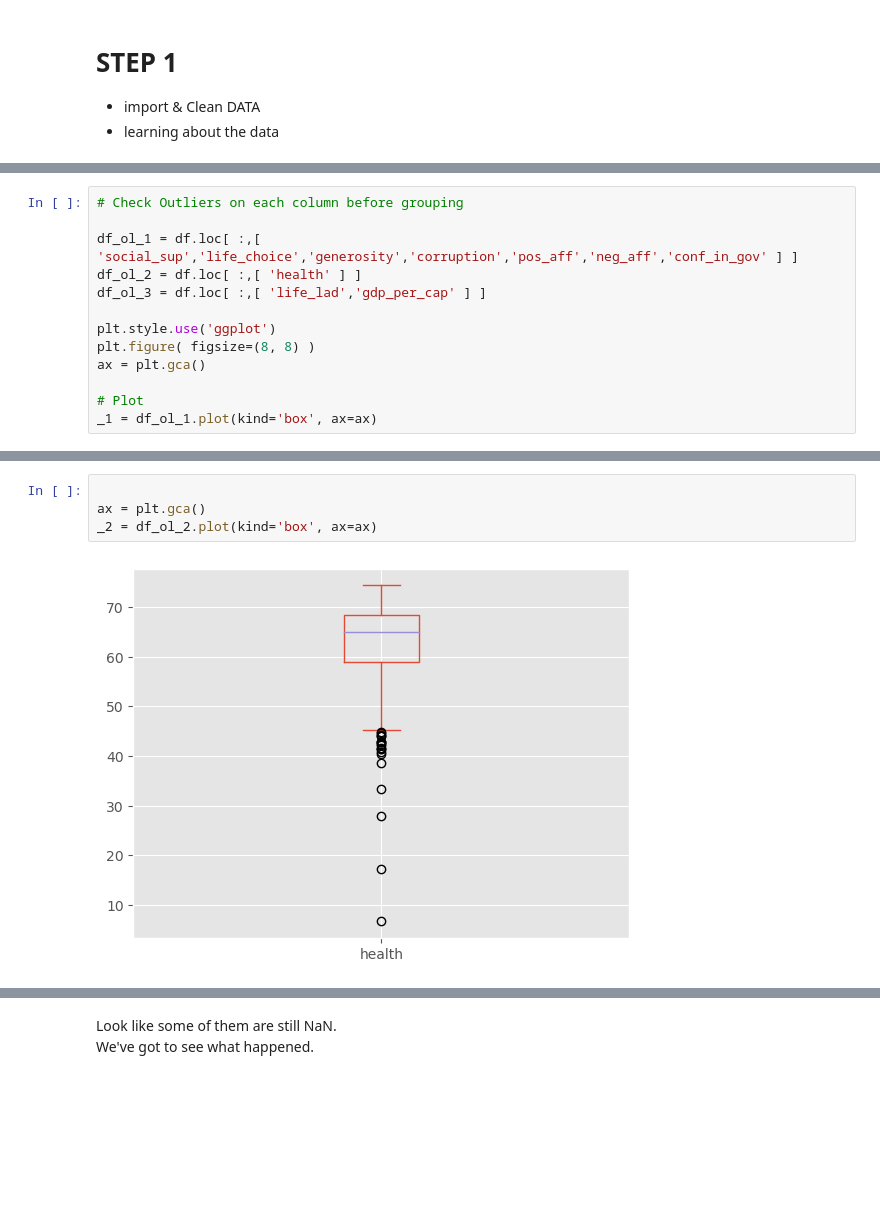
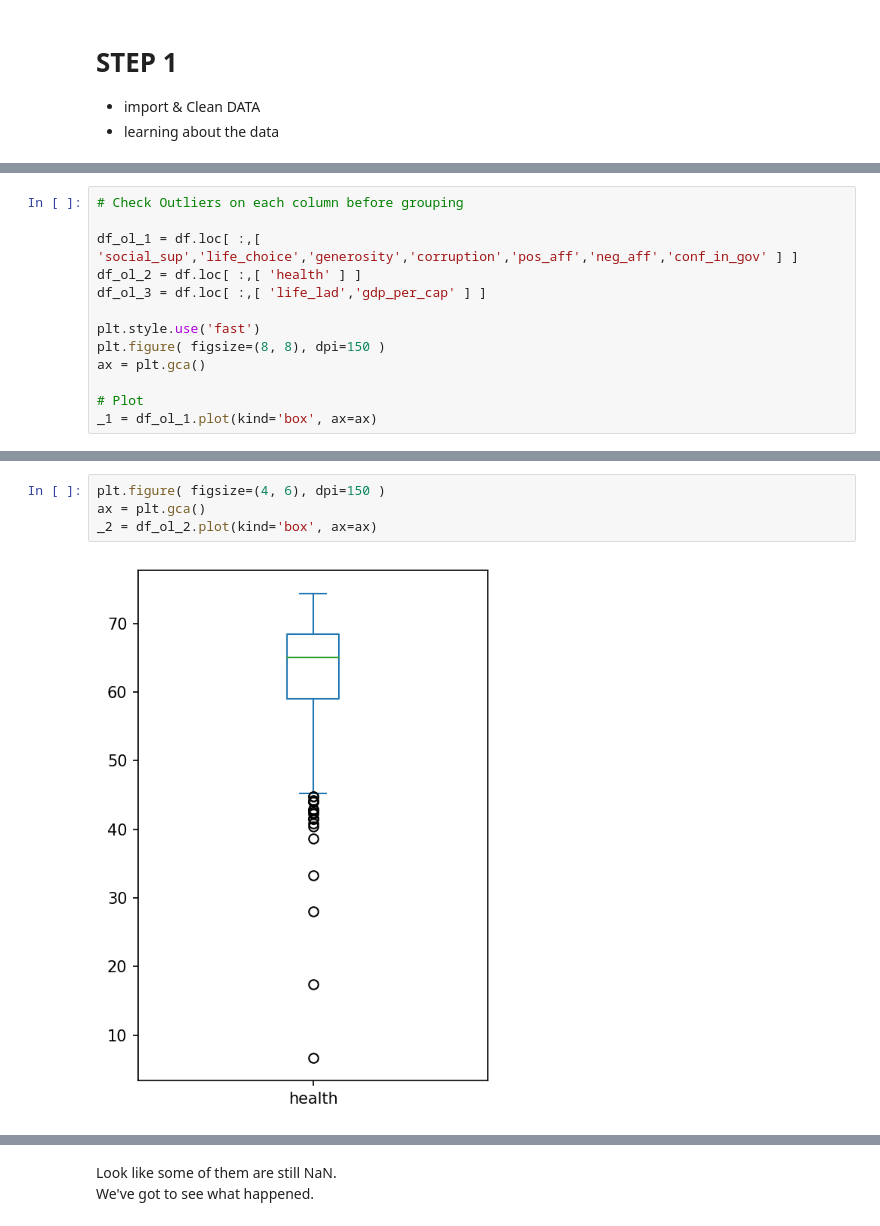
Before and after one commit to HikariJadeEmpire/TH_WLRD_Happiness_Project, a Jupyter notebook: WH_CodeSpace.ipynb, the cells around one changed output, grey strips where cells are left out. Cells and saved outputs as stored; diff of their text form; blank space fills up the shorter version.

```diff
--- a/WH_CodeSpace.ipynb
+++ b/WH_CodeSpace.ipynb
@@ -90,8 +89,8 @@ df_ol_1 = df.loc[ :,[ 'social_sup','life_choice','generosity','corruption','pos_
 df_ol_2 = df.loc[ :,[ 'health' ] ]
 df_ol_3 = df.loc[ :,[ 'life_lad','gdp_per_cap' ] ]
 
-plt.style.use('ggplot')
-plt.figure( figsize=(8, 8) )
+plt.style.use('fast')
+plt.figure( figsize=(8, 8), dpi=150 )
 ax = plt.gca()
 
 # Plot
@@ -101,7 +100,7 @@ _1 = df_ol_1.plot(kind='box', ax=ax)
 # %%
-
+plt.figure( figsize=(4, 6), dpi=150 )
 ax = plt.gca()
 _2 = df_ol_2.plot(kind='box', ax=ax)
 # %% [output]
-[figure, old version]
+[figure, new version]
 # %%
```
Also changed, not shown: parts of 18 cells of this notebook.
